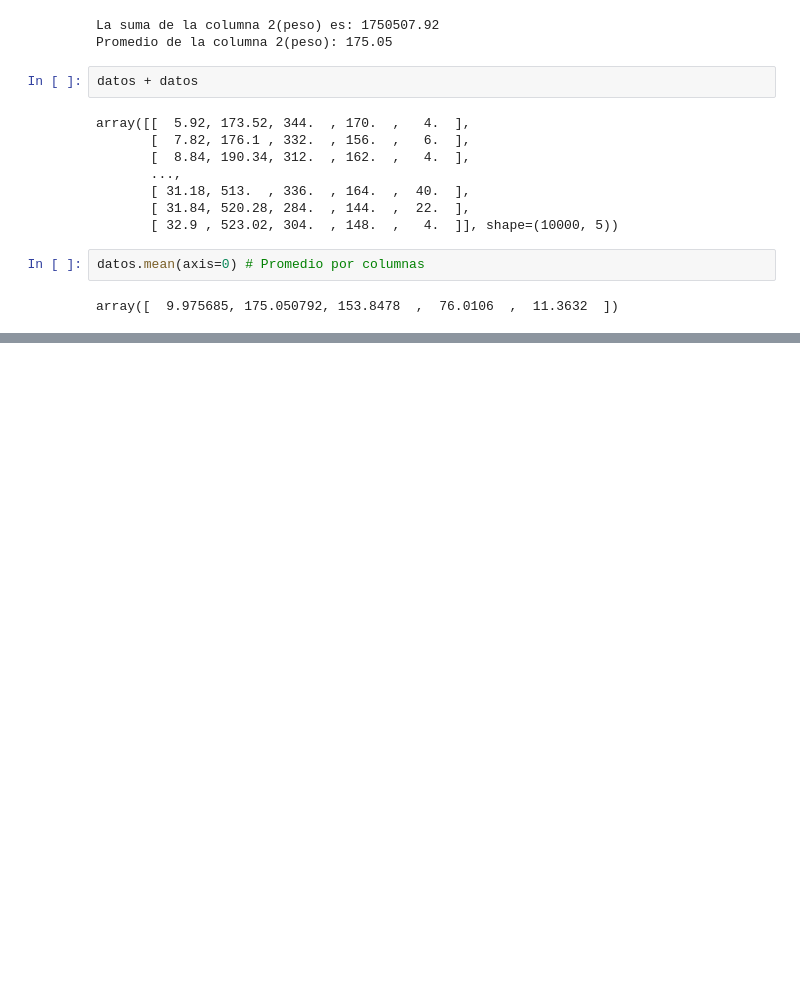
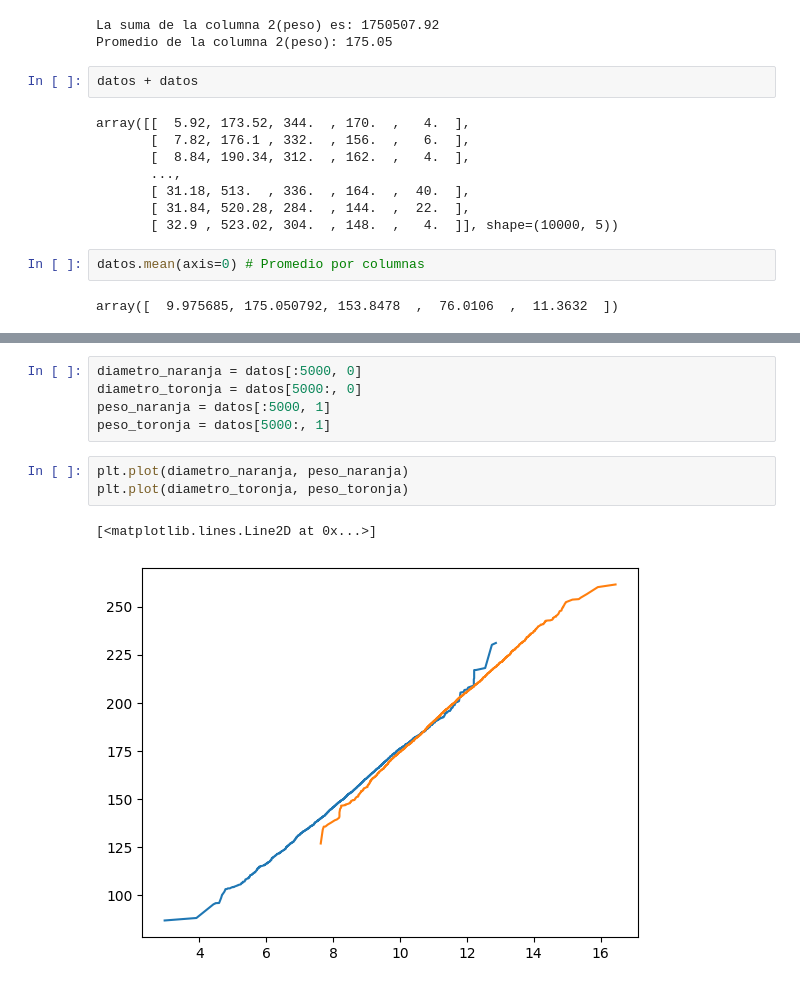
Before and after one commit to LejImkoaj/numpy-analisis-con-python, a Jupyter notebook: ejercicio-numpy.ipynb, the cells around one changed output, grey strips where cells are left out. Cells and saved outputs as stored; diff of their text form; blank space fills up the shorter version.

```diff
--- a/ejercicio-numpy.ipynb
+++ b/ejercicio-numpy.ipynb
@@ -58,0 +109,11 @@ array([  9.975685, 175.050792, 153.8478  ,  76.0106  ,  11.3632  ])
+# %%
+diametro_naranja = datos[:5000, 0]
+diametro_toronja = datos[5000:, 0]
+peso_naranja = datos[:5000, 1]
+peso_toronja = datos[5000:, 1]
+# %%
+plt.plot(diametro_naranja, peso_naranja)
+plt.plot(diametro_toronja, peso_toronja)
+# %% [output]
+[<matplotlib.lines.Line2D at 0x...>]
+[figure, added]
```
Also changed, not shown: parts of 10 cells of this notebook, 1 other file.
